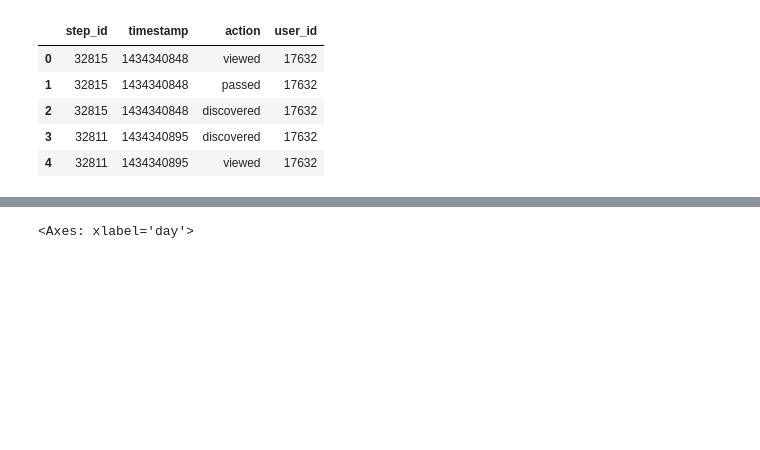
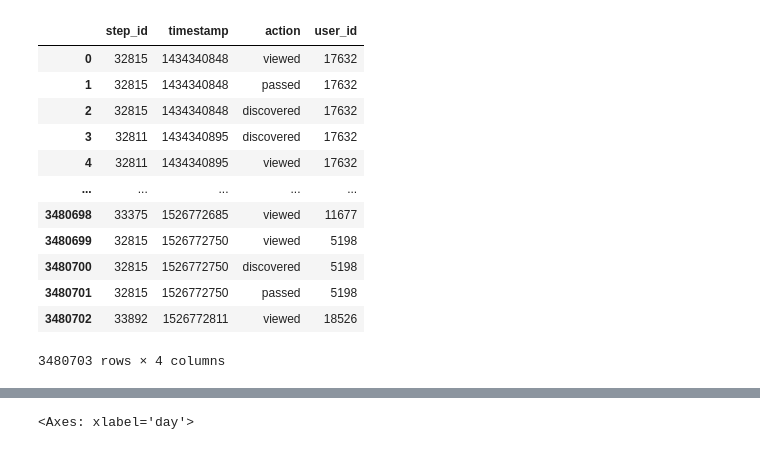
Before and after one commit to nkhaldi/AI, a Jupyter notebook: Stepik/Lesson 1.10.ipynb, the cells around one changed output, grey strips where cells are left out. Cells and saved outputs as stored; diff of their text form; code cells hidden in the pictures; blank space fills up the shorter version.

```diff
--- a/Stepik/Lesson 1.10.ipynb
+++ b/Stepik/Lesson 1.10.ipynb
@@ -10,11 +10,18 @@ sns.set(rc={"figure.figsize": (9, 6)})
 # %%
 events_df = pd.read_csv("https://stepik.org/media/attachments/course/4852/event_data_train.zip")
 # %%
-events_df.head()
+events_df
 # %% [output]
 |  | step_id | timestamp | action | user_id |
 | 0 | 32815 | 1434340848 | viewed | 17632 |
 | 1 | 32815 | 1434340848 | passed | 17632 |
 | 2 | 32815 | 1434340848 | discovered | 17632 |
 | 3 | 32811 | 1434340895 | discovered | 17632 |
 | 4 | 32811 | 1434340895 | viewed | 17632 |
+| ... | ... | ... | ... | ... |
+| 3480698 | 33375 | 1526772685 | viewed | 11677 |
+| 3480699 | 32815 | 1526772750 | viewed | 5198 |
+| 3480700 | 32815 | 1526772750 | discovered | 5198 |
+| 3480701 | 32815 | 1526772750 | passed | 5198 |
+| 3480702 | 33892 | 1526772811 | viewed | 18526 |
+3480703 rows × 4 columns
```
Also changed, not shown: parts of 36 cells of this notebook.
